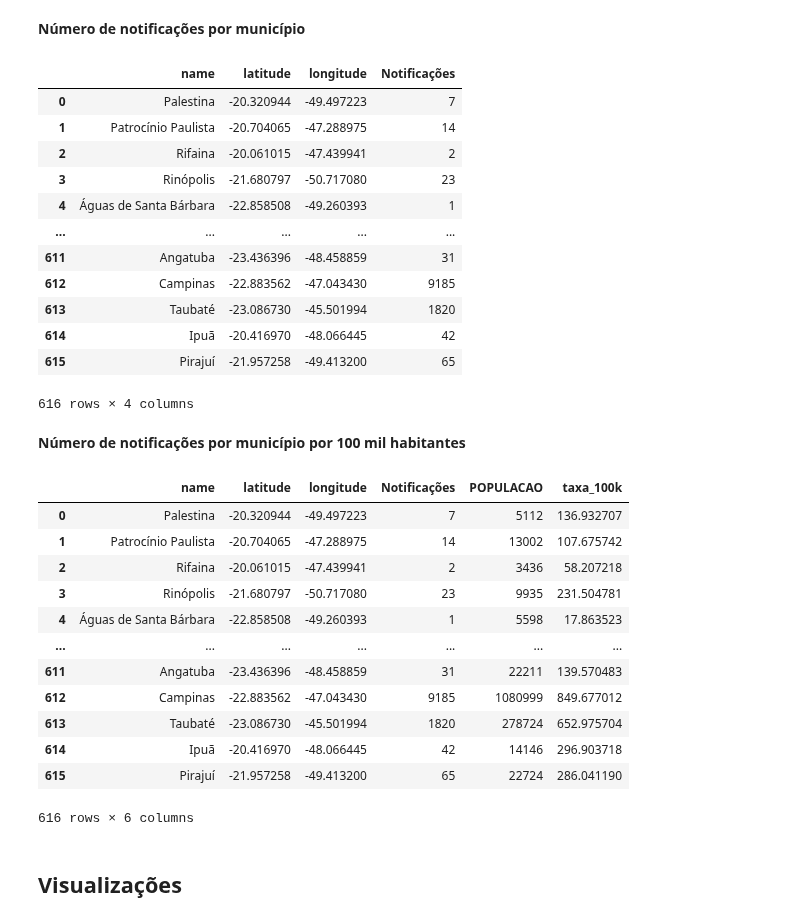
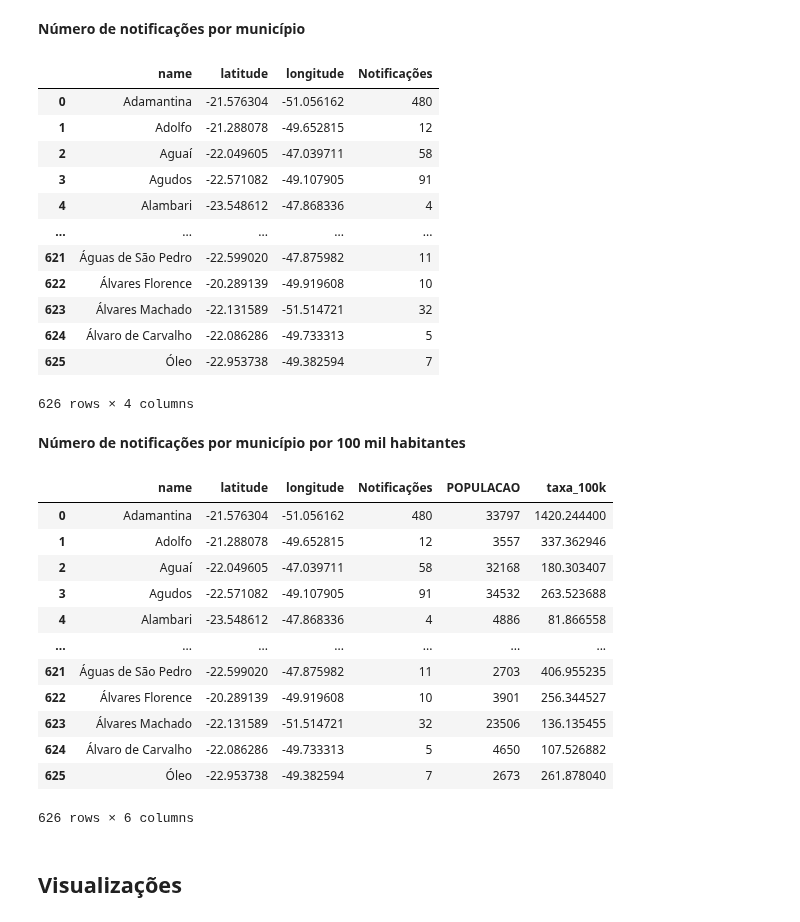
Before and after one commit to Romulol-B/Pysus-IBGE, a Jupyter notebook: notebooks/Analises exploratorias/SINAN/sinan_corrected.ipynb, the cells around one changed output. Cells and saved outputs as stored; diff of their text form; code cells hidden in the pictures.

```diff
--- a/notebooks/Analises exploratorias/SINAN/sinan_corrected.ipynb
+++ b/notebooks/Analises exploratorias/SINAN/sinan_corrected.ipynb
@@ -129,3 +135,13 @@ census
 5291 rows × 5 columns
 # %% [markdown]
 ## Preparando os dados
+# %%
+df_sp = (
+    df
+    .filter(pl.col("SG_UF_NOT").is_in(["35", "SP"]))
+    .filter(pl.col("UF").is_in(["35", "SP"]))
+    .collect()
+    .to_pandas()
+)
+
+df_sp
@@ -425,43 +481,39 @@ df_estado
 **Número de notificações por município**
 # %%
 gdf['id_6'] = gdf['id'].astype(str).str[:-1]
+df_sp['ID_MUNICIP'] = df_sp['ID_MUNICIP'].apply(
+    lambda x: x[:-1] if len(str(x)) == 7 else x
+)
 
 df_municipio = (
-    df
-    .filter(pl.col("SG_UF_NOT").is_in(["35", "SP"]))
-    .filter(pl.col("UF").is_in(["35", "SP"]))
-    .join(
-        pl.from_pandas(
-            gdf[['id_6', 'name', 'latitude', 'longitude']]
-        ).lazy(),
+    df_sp
+    .merge(
+        gdf[['id_6', 'name', 'latitude', 'longitude']],
         left_on='ID_MUNICIP',
         right_on='id_6',
         how='left'
     )
-    .group_by(['name', 'latitude', 'longitude'])
-    .agg(
-        pl.len().alias('Notificações')
-    )
-    .drop_nulls('name')
-    .collect()
-    .to_pandas()
+    .groupby(['name', 'latitude', 'longitude'])
+    .size()
+    .reset_index(name='Notificações')
+    .dropna(subset=['name'])
 )
 
 df_municipio
 # %% [output]
 |  | name | latitude | longitude | Notificações |
-| 0 | Palestina | -20.320944 | -49.497223 | 7 |
-| 1 | Patrocínio Paulista | -20.704065 | -47.288975 | 14 |
-| 2 | Rifaina | -20.061015 | -47.439941 | 2 |
-| 3 | Rinópolis | -21.680797 | -50.717080 | 23 |
-| 4 | Águas de Santa Bárbara | -22.858508 | -49.260393 | 1 |
+| 0 | Adamantina | -21.576304 | -51.056162 | 480 |
+| 1 | Adolfo | -21.288078 | -49.652815 | 12 |
+| 2 | Aguaí | -22.049605 | -47.039711 | 58 |
+| 3 | Agudos | -22.571082 | -49.107905 | 91 |
+| 4 | Alambari | -23.548612 | -47.868336 | 4 |
 | ... | ... | ... | ... | ... |
-| 611 | Angatuba | -23.436396 | -48.458859 | 31 |
-| 612 | Campinas | -22.883562 | -47.043430 | 9185 |
-| 613 | Taubaté | -23.086730 | -45.501994 | 1820 |
-| 614 | Ipuã | -20.416970 | -48.066445 | 42 |
-| 615 | Pirajuí | -21.957258 | -49.413200 | 65 |
+| 621 | Águas de São Pedro | -22.599020 | -47.875982 | 11 |
+| 622 | Álvares Florence | -20.289139 | -49.919608 | 10 |
+| 623 | Álvares Machado | -22.131589 | -51.514721 | 32 |
+| 624 | Álvaro de Carvalho | -22.086286 | -49.733313 | 5 |
+| 625 | Óleo | -22.953738 | -49.382594 | 7 |
-616 rows × 4 columns
+626 rows × 4 columns
 # %% [markdown]
 **Número de notificações por município por 100 mil habitantes**
 # %%
@@ -483,18 +535,18 @@ df_municipio_relativo['taxa_100k'] = (df_municipio_relativo['Notificações'] /
 df_municipio_relativo
 # %% [output]
 |  | name | latitude | longitude | Notificações | POPULACAO | taxa_100k |
-| 0 | Palestina | -20.320944 | -49.497223 | 7 | 5112 | 136.932707 |
-| 1 | Patrocínio Paulista | -20.704065 | -47.288975 | 14 | 13002 | 107.675742 |
-| 2 | Rifaina | -20.061015 | -47.439941 | 2 | 3436 | 58.207218 |
-| 3 | Rinópolis | -21.680797 | -50.717080 | 23 | 9935 | 231.504781 |
-| 4 | Águas de Santa Bárbara | -22.858508 | -49.260393 | 1 | 5598 | 17.863523 |
+| 0 | Adamantina | -21.576304 | -51.056162 | 480 | 33797 | 1420.244400 |
+| 1 | Adolfo | -21.288078 | -49.652815 | 12 | 3557 | 337.362946 |
+| 2 | Aguaí | -22.049605 | -47.039711 | 58 | 32168 | 180.303407 |
+| 3 | Agudos | -22.571082 | -49.107905 | 91 | 34532 | 263.523688 |
+| 4 | Alambari | -23.548612 | -47.868336 | 4 | 4886 | 81.866558 |
 | ... | ... | ... | ... | ... | ... | ... |
-| 611 | Angatuba | -23.436396 | -48.458859 | 31 | 22211 | 139.570483 |
-| 612 | Campinas | -22.883562 | -47.043430 | 9185 | 1080999 | 849.677012 |
-| 613 | Taubaté | -23.086730 | -45.501994 | 1820 | 278724 | 652.975704 |
-| 614 | Ipuã | -20.416970 | -48.066445 | 42 | 14146 | 296.903718 |
-| 615 | Pirajuí | -21.957258 | -49.413200 | 65 | 22724 | 286.041190 |
+| 621 | Águas de São Pedro | -22.599020 | -47.875982 | 11 | 2703 | 406.955235 |
+| 622 | Álvares Florence | -20.289139 | -49.919608 | 10 | 3901 | 256.344527 |
+| 623 | Álvares Machado | -22.131589 | -51.514721 | 32 | 23506 | 136.135455 |
+| 624 | Álvaro de Carvalho | -22.086286 | -49.733313 | 5 | 4650 | 107.526882 |
+| 625 | Óleo | -22.953738 | -49.382594 | 7 | 2673 | 261.878040 |
-616 rows × 6 columns
+626 rows × 6 columns
 # %% [markdown]
 ## Visualizações
 # %%
```
Also changed, not shown: parts of 31 cells of this notebook, 1 other file.
